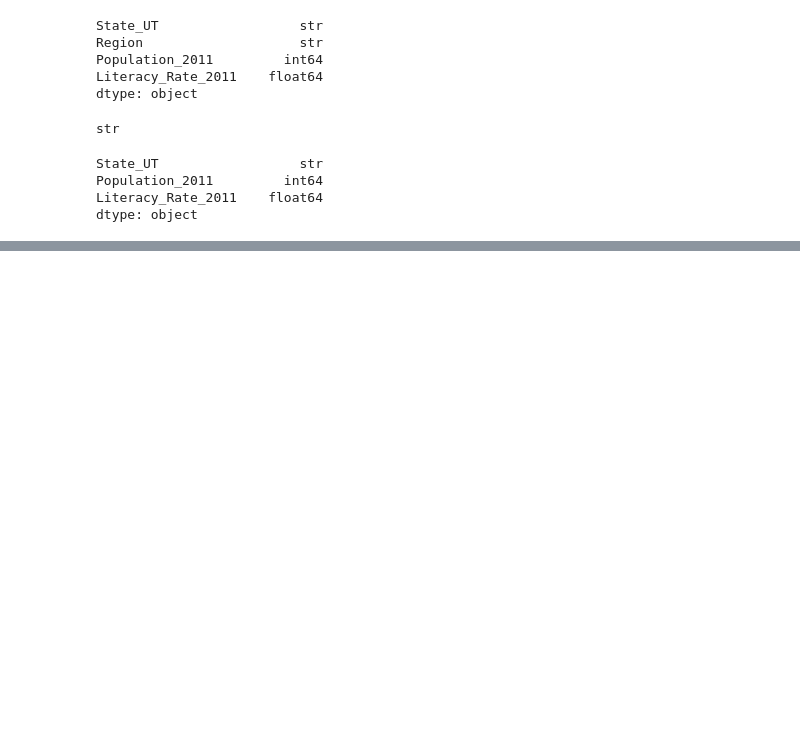
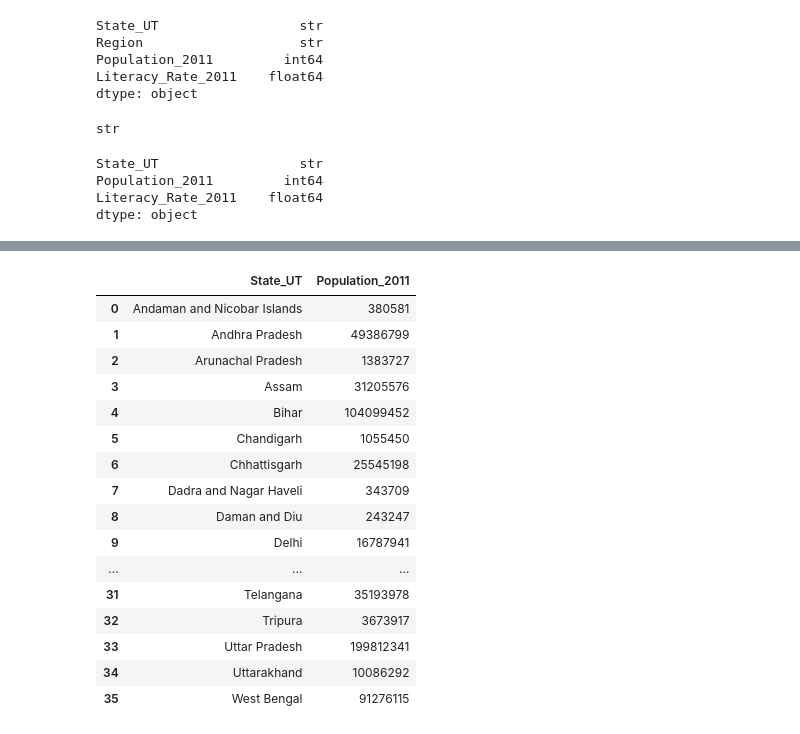
Before and after one commit to Saksham5437/Cynaris-Solutions, a Jupyter notebook: notebooks/w1d2_pandas_tasks.ipynb, the cells around one changed output, grey strips where cells are left out. Cells and saved outputs as stored; diff of their text form; code cells hidden in the pictures; blank space fills up the shorter version.

```diff
--- a/notebooks/w1d2_pandas_tasks.ipynb
+++ b/notebooks/w1d2_pandas_tasks.ipynb
@@ -79,0 +192,20 @@ dtype: object
+# %%
+pop_df
+# %% [output]
+|  | State_UT | Population_2011 |
+| 0 | Andaman and Nicobar Islands | 380581 |
+| 1 | Andhra Pradesh | 49386799 |
+| 2 | Arunachal Pradesh | 1383727 |
+| 3 | Assam | 31205576 |
+| 4 | Bihar | 104099452 |
+| 5 | Chandigarh | 1055450 |
+| 6 | Chhattisgarh | 25545198 |
+| 7 | Dadra and Nagar Haveli | 343709 |
+| 8 | Daman and Diu | 243247 |
+| 9 | Delhi | 16787941 |
+| ... | ... | ... |
+| 31 | Telangana | 35193978 |
+| 32 | Tripura | 3673917 |
+| 33 | Uttar Pradesh | 199812341 |
+| 34 | Uttarakhand | 10086292 |
+| 35 | West Bengal | 91276115 |
```
Also changed, not shown: parts of 21 cells of this notebook.
